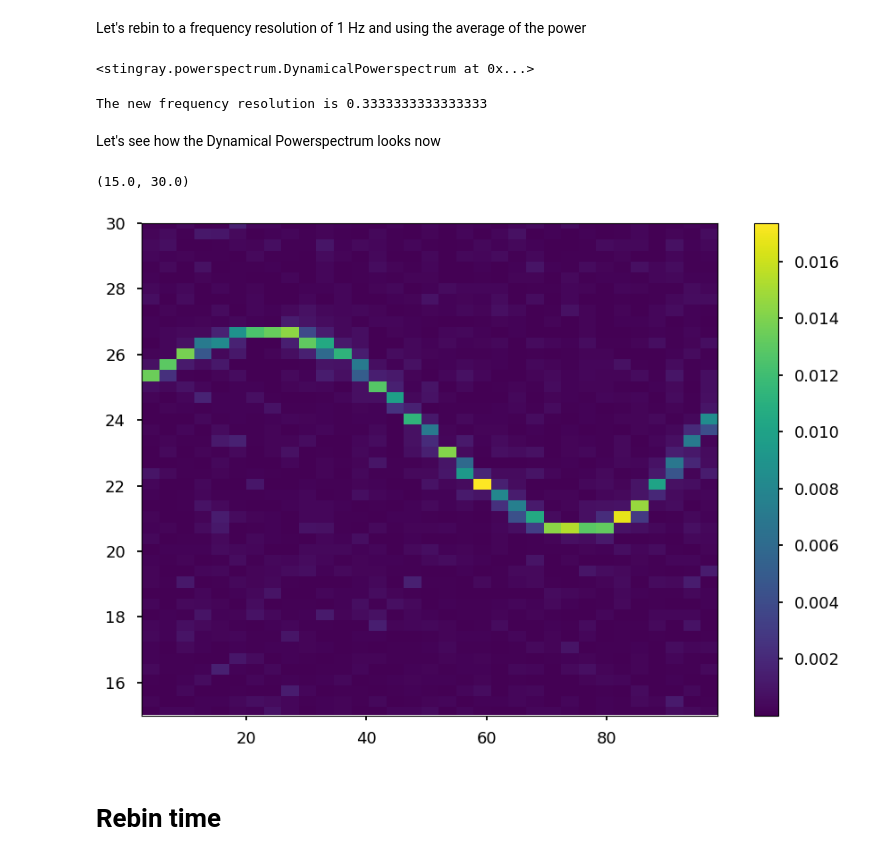
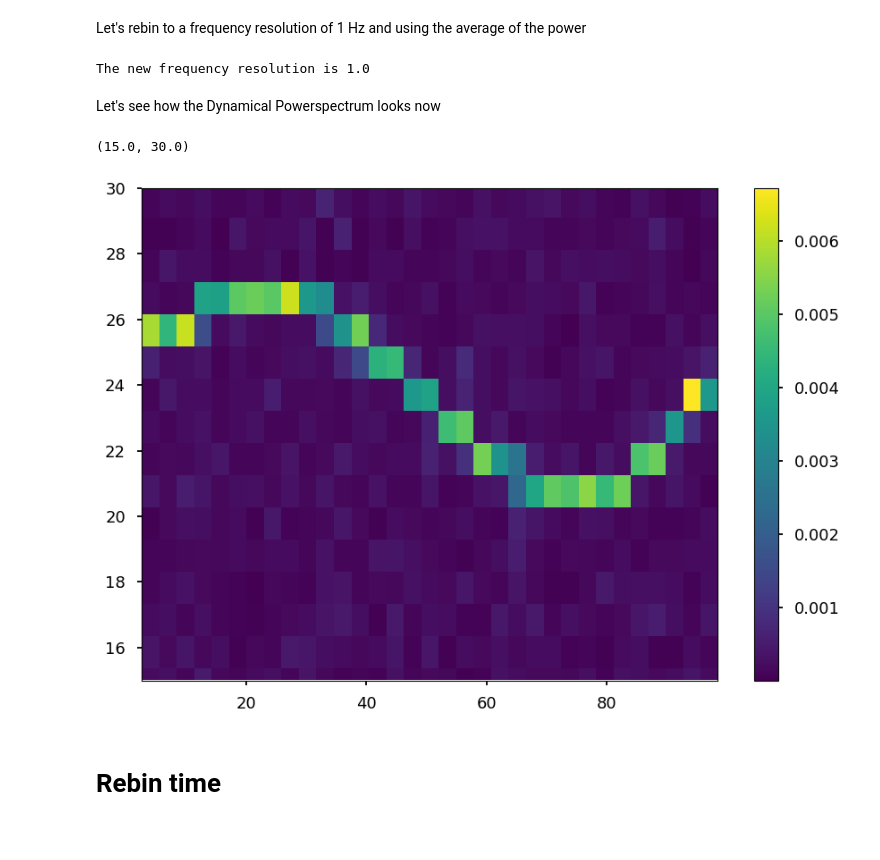
Before and after one commit to StingraySoftware/notebooks, a Jupyter notebook: DynamicalPowerspectrum/DynamicalPowerspectrum_tutorial_[fake_data].ipynb, the cells around one changed output. Drawn from its saved outputs; the diff is of its cells as text; code cells hidden in the pictures.

```diff
--- a/DynamicalPowerspectrum/DynamicalPowerspectrum_tutorial_[fake_data].ipynb
+++ b/DynamicalPowerspectrum/DynamicalPowerspectrum_tutorial_[fake_data].ipynb
@@ -88,24 +88,22 @@ The current frequency resolution is 0.3333333333333333
 # %% [markdown]
 Let's rebin to a frequency resolution of 1 Hz and using the average of the power
 # %%
-dps.rebin_frequency(df_new=1.0, method="average")
+dps_new_f = dps.rebin_frequency(df_new=1.0, method="average")
-# %% [output]
-<stingray.powerspectrum.DynamicalPowerspectrum at 0x...>
 # %%
-print("The new frequency resolution is {}".format(dps.df))
+print("The new frequency resolution is {}".format(dps_new_f.df))
 # %% [output]
-The new frequency resolution is 0.3333333333333333
+The new frequency resolution is 1.0
 # %% [markdown]
 Let's see how the Dynamical Powerspectrum looks now
 # %%
-extent = min(dps.time), max(dps.time), min(dps.freq), max(dps.freq)
-plt.imshow(dps.dyn_ps, origin="lower", aspect="auto",
+extent = min(dps_new_f.time), max(dps_new_f.time), min(dps_new_f.freq), max(dps_new_f.freq)
+plt.imshow(dps_new_f.dyn_ps, origin="lower", aspect="auto",
            interpolation="none", extent=extent)
 plt.colorbar()
 plt.ylim(15, 30)
 # %% [output]
 (15.0, 30.0)
-[figure, old version]
+[figure, new version]
 # %% [markdown]
 # Rebin time
 # %% [markdown]
```
Also changed, not shown: parts of 10 cells of this notebook.
